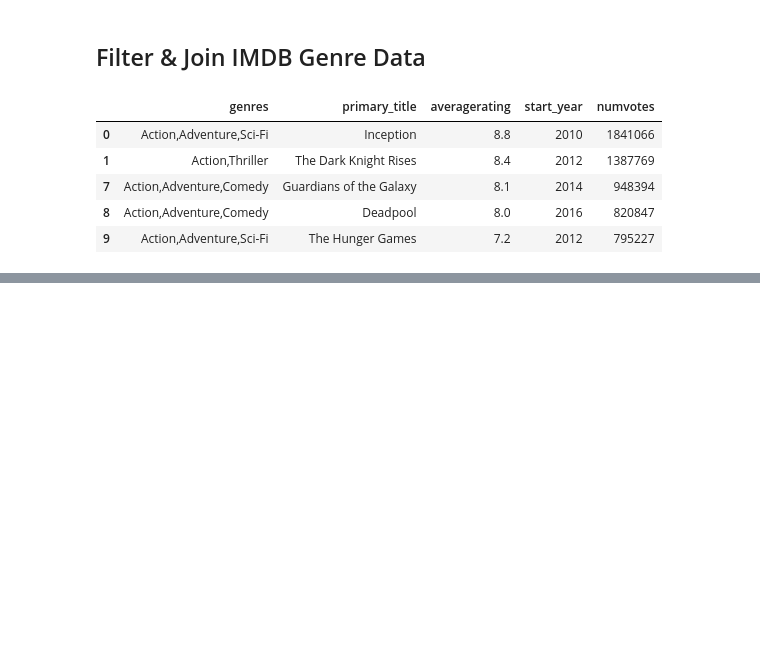
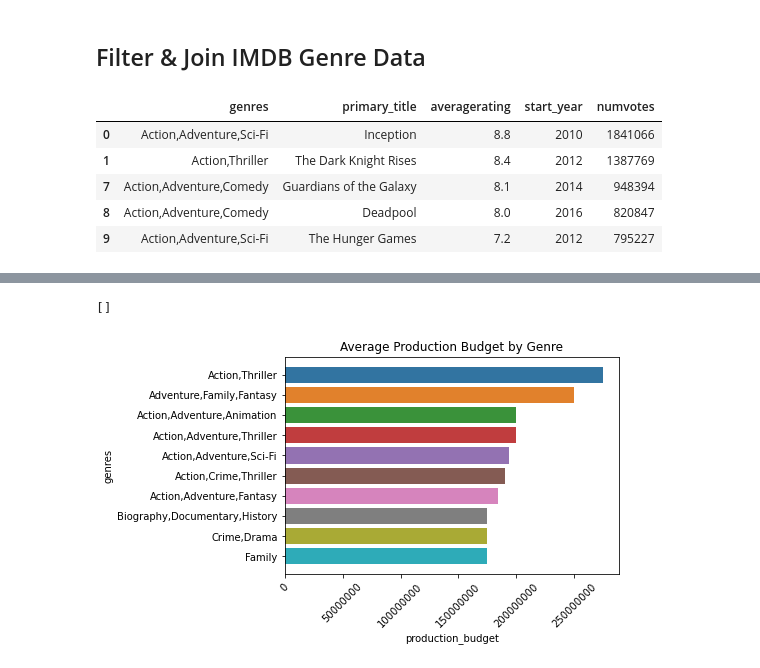
Before and after one commit to myleshansen/deloitte-intensive-capstone, a Jupyter notebook: capstone-nb.ipynb, the cells around one changed output, grey strips where cells are left out. Saved outputs shown, nothing was run; the diff lists cells and outputs as text; code cells hidden in the pictures; blank space fills up the shorter version.

```diff
--- a/capstone-nb.ipynb
+++ b/capstone-nb.ipynb
@@ -283 +320,14 @@ test = pd.read_csv('merged_data')
+# %%
+sns.barplot(
+    x='production_budget',
+    y='genres',
+    data=genres_grouped.nlargest(10, 'production_budget')
+)
+plt.ticklabel_format(style='plain', axis='x')
+plt.xticks(rotation=45)
+plt.title('Average Production Budget by Genre')
+plt.plot()
+# %% [output]
+[]
+[figure, added]
 # %%
```
Also changed, not shown: parts of 7 cells of this notebook.
